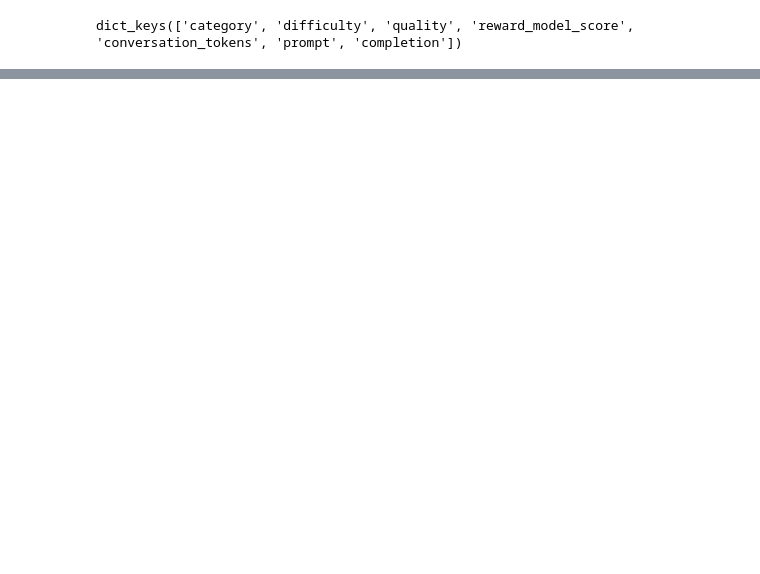
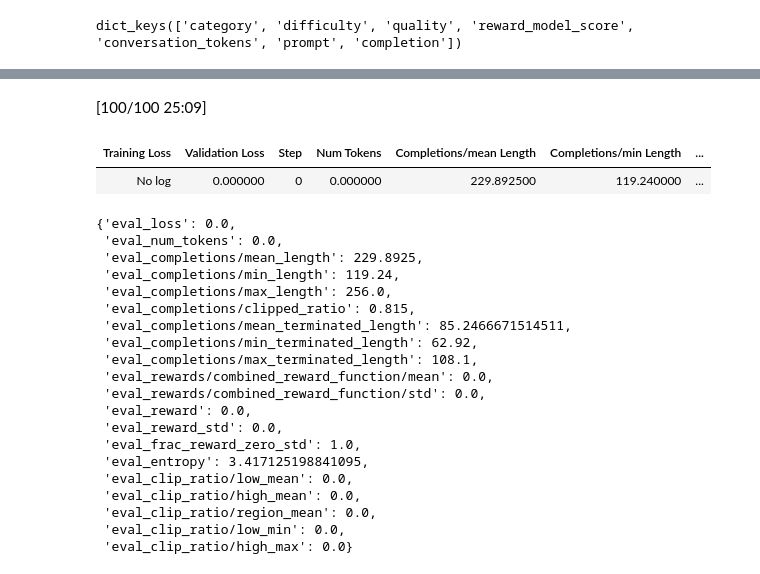
Before and after one commit to Ena-AlexBrush/Fine-Tuning-Experiments, a Jupyter notebook: GRPO.ipynb, the cells around one changed output, grey strips where cells are left out. Saved outputs shown, nothing was run; the diff lists cells and outputs as text; code cells hidden in the pictures; blank space fills up the shorter version.

```diff
--- a/GRPO.ipynb
+++ b/GRPO.ipynb
@@ -305,0 +310,3 @@ trainer.train()
+# %%
+trainer.evaluate()
+# %% [output]
@@ -305,0 +314,23 @@ trainer.train()
+[100/100 25:09]
+| Training Loss | Validation Loss | Step | Num Tokens | Completions/mean Length | Completions/min Length | ... |
+| No log | 0.000000 | 0 | 0.000000 | 229.892500 | 119.240000 | ... |
+{'eval_loss': 0.0,
+ 'eval_num_tokens': 0.0,
+ 'eval_completions/mean_length': 229.8925,
+ 'eval_completions/min_length': 119.24,
+ 'eval_completions/max_length': 256.0,
+ 'eval_completions/clipped_ratio': 0.815,
+ 'eval_completions/mean_terminated_length': 85.2466671514511,
+ 'eval_completions/min_terminated_length': 62.92,
+ 'eval_completions/max_terminated_length': 108.1,
+ 'eval_rewards/combined_reward_function/mean': 0.0,
+ 'eval_rewards/combined_reward_function/std': 0.0,
+ 'eval_reward': 0.0,
+ 'eval_reward_std': 0.0,
+ 'eval_frac_reward_zero_std': 1.0,
+ 'eval_entropy': 3.417125198841095,
+ 'eval_clip_ratio/low_mean': 0.0,
+ 'eval_clip_ratio/high_mean': 0.0,
+ 'eval_clip_ratio/region_mean': 0.0,
+ 'eval_clip_ratio/low_min': 0.0,
+ 'eval_clip_ratio/high_max': 0.0}
```
Also changed, not shown: parts of 3 cells of this notebook.
